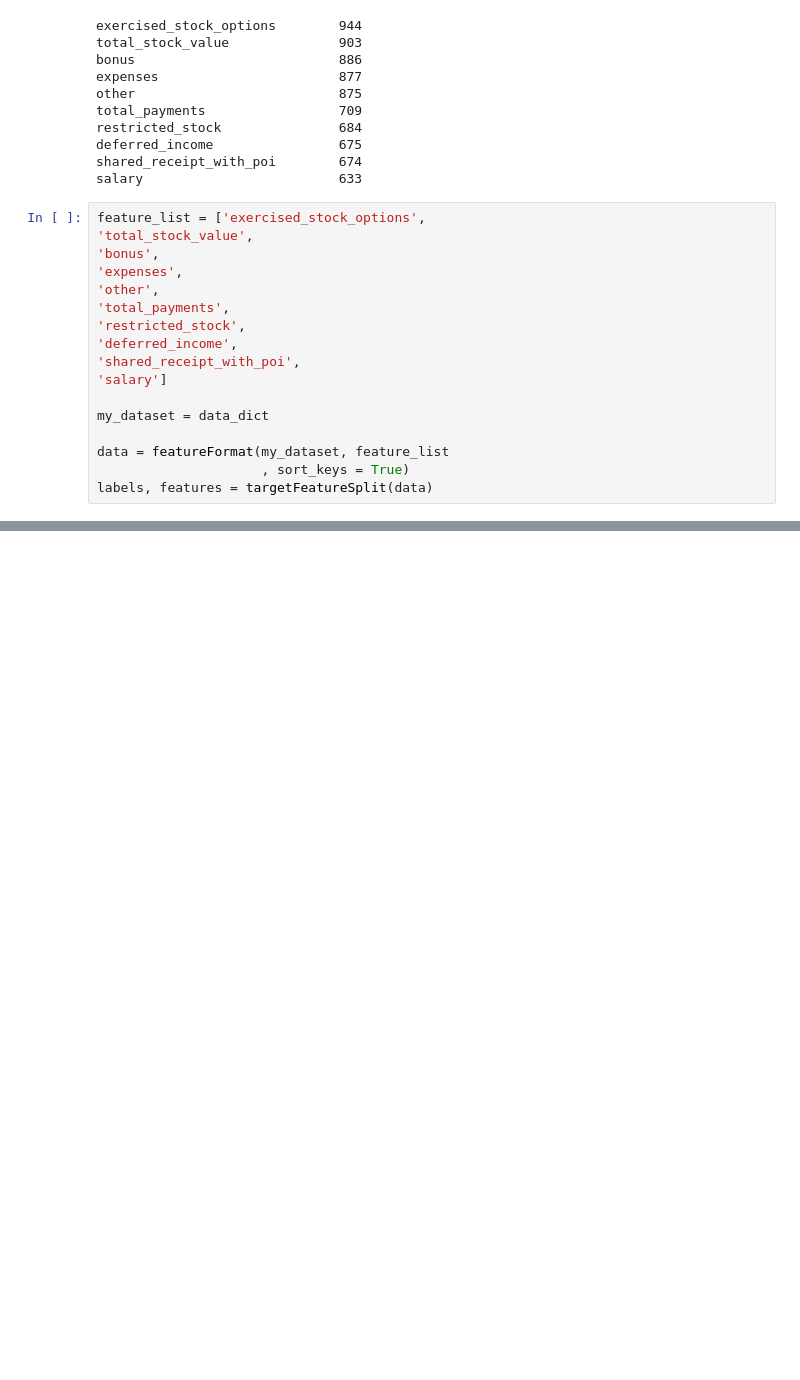
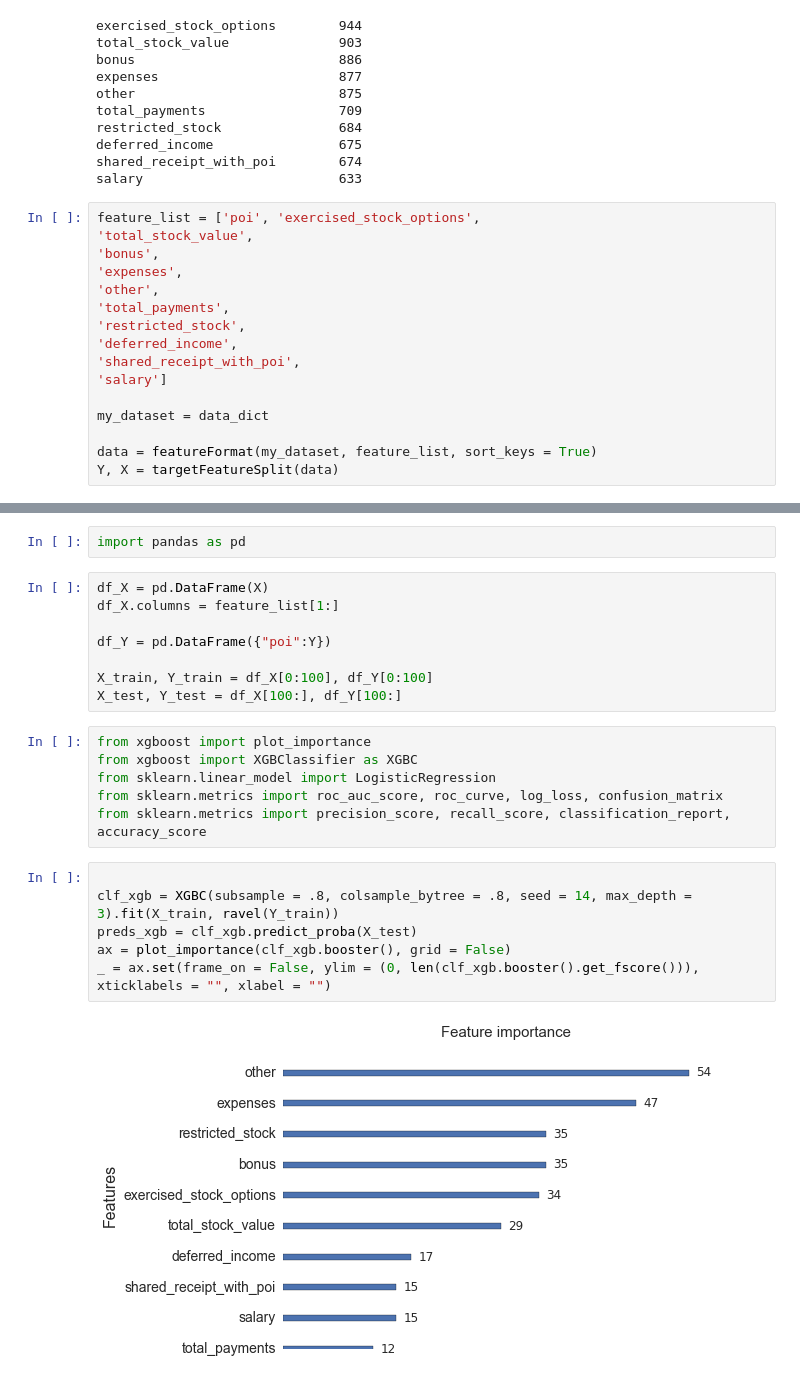
Before and after one commit to omoju/identifyFraudFromEnronEmail, a Jupyter notebook: clustering.ipynb, the cells around one changed output, grey strips where cells are left out. Saved outputs shown, nothing was run; the diff lists cells and outputs as text; blank space fills up the shorter version.

Commit message:
feat: xgboost for feature ranking

```diff
--- a/clustering.ipynb
+++ b/clustering.ipynb
@@ -192,7 +192,7 @@ deferred_income                675
 shared_receipt_with_poi        674
 salary                         633
 # %%
-feature_list = ['exercised_stock_options',
+feature_list = ['poi', 'exercised_stock_options',
 'total_stock_value',
 'bonus',
 'expenses',
@@ -205,6 +205,5 @@ feature_list = ['exercised_stock_options',
 
 my_dataset = data_dict
 
-data = featureFormat(my_dataset, feature_list
-                     , sort_keys = True)
-labels, features = targetFeatureSplit(data)
+data = featureFormat(my_dataset, feature_list, sort_keys = True)
+Y, X = targetFeatureSplit(data)
@@ -210,0 +223,24 @@ labels, features = targetFeatureSplit(data)
+# %%
+import pandas as pd
+# %%
+df_X = pd.DataFrame(X)
+df_X.columns = feature_list[1:]
+
+df_Y = pd.DataFrame({"poi":Y})
+
+X_train, Y_train = df_X[0:100], df_Y[0:100]
+X_test, Y_test = df_X[100:], df_Y[100:]
+# %%
+from xgboost import plot_importance
+from xgboost import XGBClassifier as XGBC
+from sklearn.linear_model import LogisticRegression
+from sklearn.metrics import roc_auc_score, roc_curve, log_loss, confusion_matrix
+from sklearn.metrics import precision_score, recall_score, classification_report, accuracy_score
+# %%
+
+clf_xgb = XGBC(subsample = .8, colsample_bytree = .8, seed = 14, max_depth = 3).fit(X_train, ravel(Y_train))
+preds_xgb = clf_xgb.predict_proba(X_test)
+ax = plot_importance(clf_xgb.booster(), grid = False)
+_ = ax.set(frame_on = False, ylim = (0, len(clf_xgb.booster().get_fscore())), xticklabels = "", xlabel = "")
+# %% [output]
+[figure, added]
```
Also changed, not shown: parts of 1 cell of this notebook, 1 other file.
